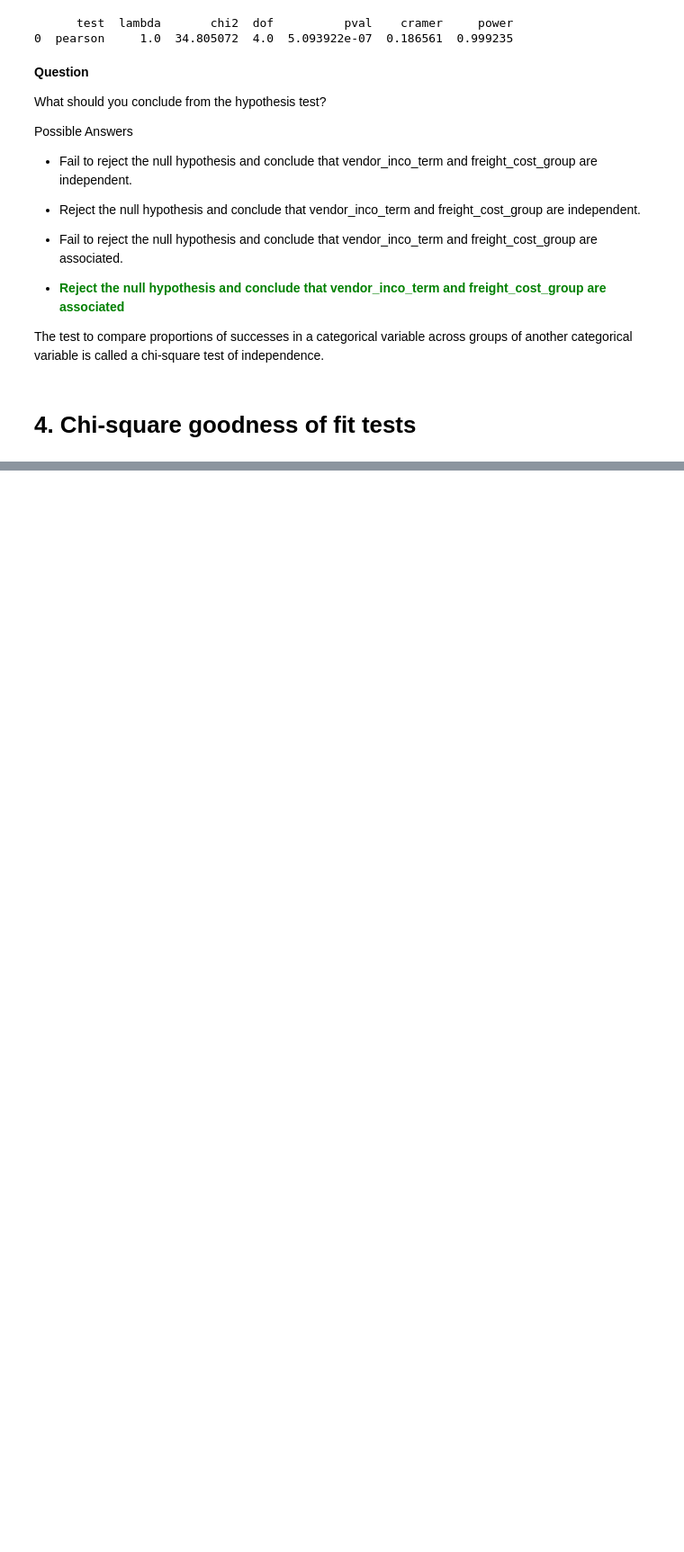
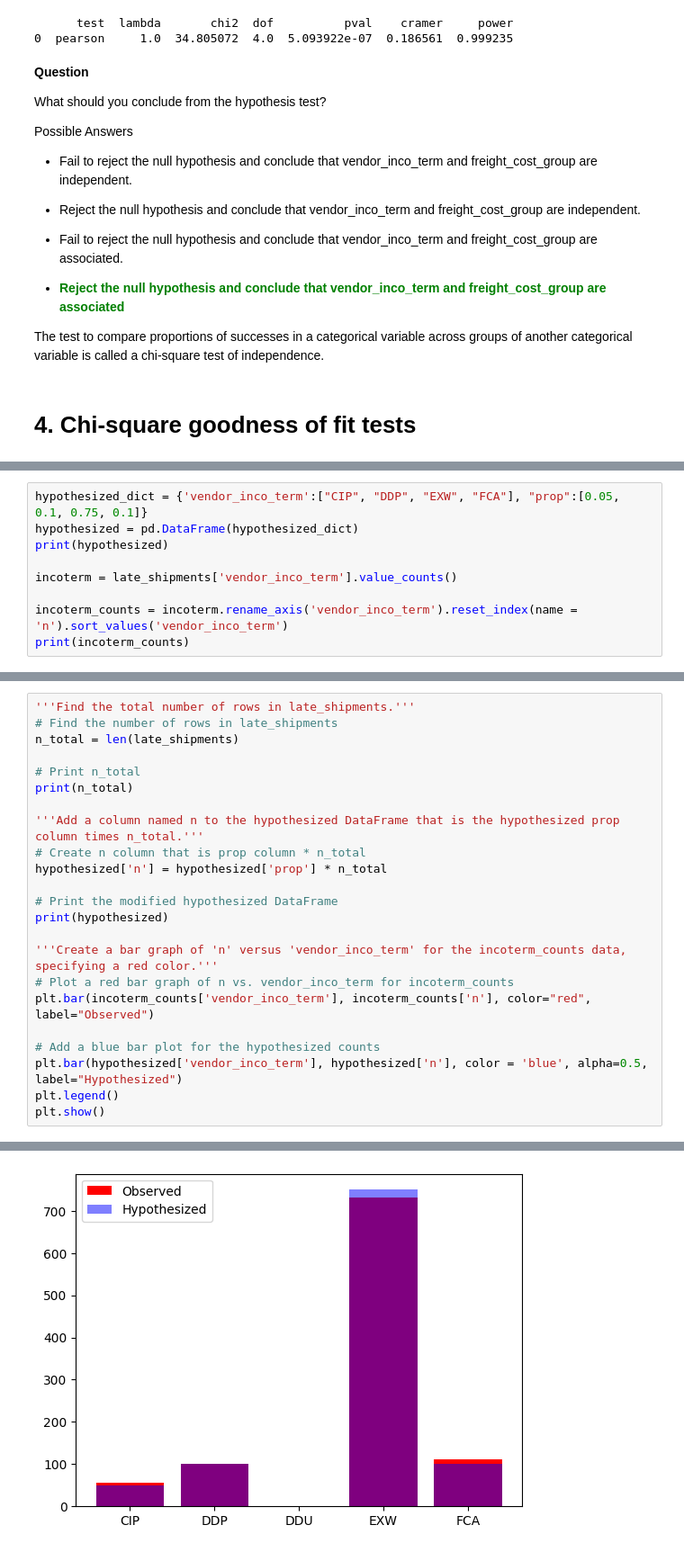
Before and after one commit to yazanhannun/Hypothesis-Testing-in-Python, a Jupyter notebook: 3_Proportion Tests.ipynb, the cells around one changed output, grey strips where cells are left out. Shown at 90% size. Saved outputs shown, nothing was run; the diff lists cells and outputs as text; blank space fills up the shorter version.

Commit message:
Chi-square goodness of fit tests/Visualizing goodness of fit

```diff
--- a/3_Proportion Tests.ipynb
+++ b/3_Proportion Tests.ipynb
@@ -320,0 +336,9 @@ The test to compare proportions of successes in a categorical variable across gr
+# %%
+hypothesized_dict = {'vendor_inco_term':["CIP", "DDP", "EXW", "FCA"], "prop":[0.05, 0.1, 0.75, 0.1]}
+hypothesized = pd.DataFrame(hypothesized_dict)
+print(hypothesized)
+
+incoterm = late_shipments['vendor_inco_term'].value_counts()
+
+incoterm_counts = incoterm.rename_axis('vendor_inco_term').reset_index(name = 'n').sort_values('vendor_inco_term')
+print(incoterm_counts)
@@ -320,0 +357,24 @@ The test to compare proportions of successes in a categorical variable across gr
+# %%
+'''Find the total number of rows in late_shipments.'''
+# Find the number of rows in late_shipments
+n_total = len(late_shipments)
+
+# Print n_total
+print(n_total)
+
+'''Add a column named n to the hypothesized DataFrame that is the hypothesized prop column times n_total.'''
+# Create n column that is prop column * n_total
+hypothesized['n'] = hypothesized['prop'] * n_total
+
+# Print the modified hypothesized DataFrame
+print(hypothesized)
+
+'''Create a bar graph of 'n' versus 'vendor_inco_term' for the incoterm_counts data, specifying a red color.'''
+# Plot a red bar graph of n vs. vendor_inco_term for incoterm_counts
+plt.bar(incoterm_counts['vendor_inco_term'], incoterm_counts['n'], color="red", label="Observed")
+
+# Add a blue bar plot for the hypothesized counts
+plt.bar(hypothesized['vendor_inco_term'], hypothesized['n'], color = 'blue', alpha=0.5, label="Hypothesized")
+plt.legend()
+plt.show()
+# %% [output]
@@ -320,0 +387 @@ The test to compare proportions of successes in a categorical variable across gr
+[figure, added]
```
Also changed, not shown: parts of 4 cells of this notebook, 3 other files.
